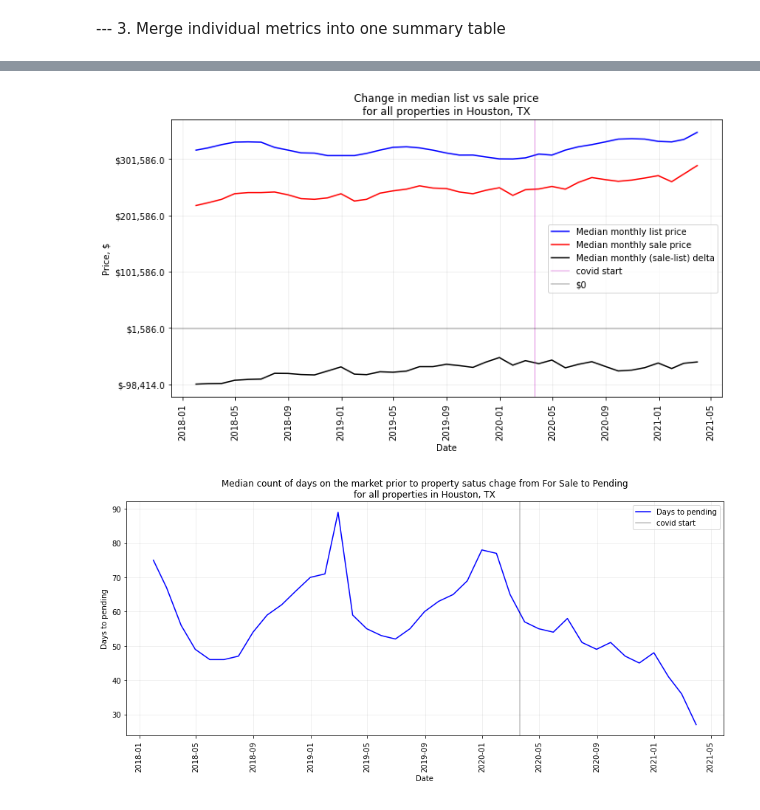
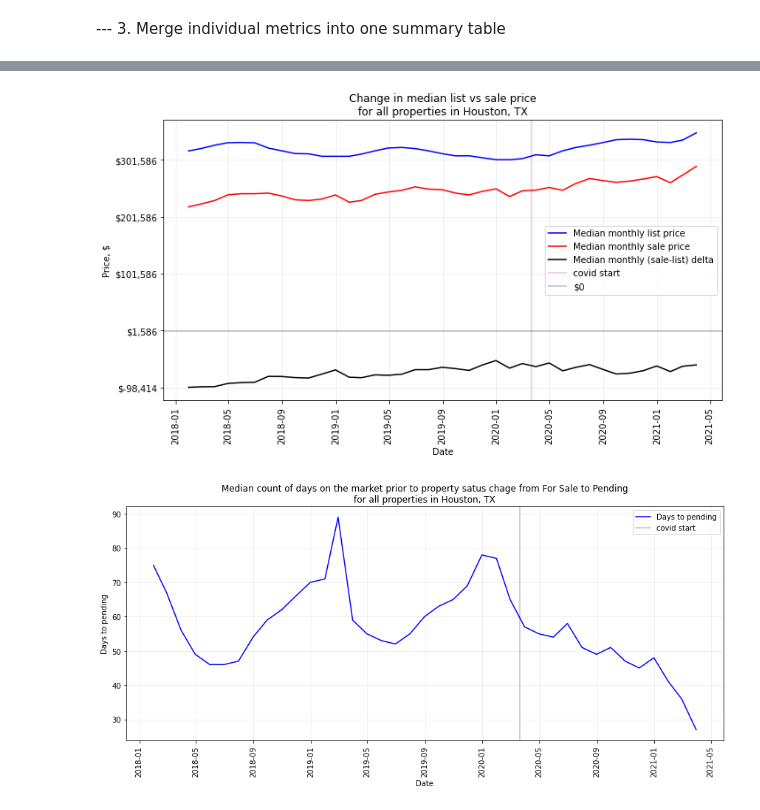
Before and after one commit to i-am-phoenix/Demo, a Jupyter notebook: zillow_data_cleaning.ipynb, the cells around one changed output, grey strips where cells are left out. Drawn from its saved outputs; the diff is of its cells as text; code cells hidden in the pictures.

```diff
--- a/zillow_data_cleaning.ipynb
+++ b/zillow_data_cleaning.ipynb
@@ -290,35 +323,35 @@ plt.plot(all_data_city_reformatted['Date'],
 plt.plot(all_data_city_reformatted['Date'],
            all_data_city_reformatted['MedianSalePrice'],
          'r',
          label="Median monthly sale price")
 plt.plot(all_data_city_reformatted['Date'],
            -all_data_city_reformatted['MedianListPrice']+all_data_city_reformatted['MedianSalePrice'],
          'k',
          label="Median monthly (sale-list) delta")
 plt.xlabel("Date")
 plt.ylabel("Price, $")
 plt.title(f"Change in median list vs sale price\nfor all properties in {all_data_city_reformatted['RegionName'].unique()[0]}")
 plt.grid(alpha=0.25)
 plt.xticks(rotation=90)
 plt.tight_layout()
 
 y_ticks=np.arange((-all_data_city_reformatted['MedianListPrice']+all_data_city_reformatted['MedianSalePrice']).min(),
                   max(all_data_city_reformatted['MedianListPrice'].max(),
                       all_data_city_reformatted['MedianListPrice'].max()),
                   100000)
-y_labels=pd.DataFrame(y_ticks)[0].map("${:,}".format).to_list()
+y_labels=pd.DataFrame(y_ticks)[0].map("${:,.0f}".format).to_list()
 plt.yticks(y_ticks,y_labels)
 
 import datetime as dt
 
 plt.axvline(dt.datetime(2020, 3, 21), c='m', alpha=0.25, label="covid start")
 plt.axhline(0, c='k', alpha=0.25, label='$0')
 plt.legend()
 
 file_name= "list_vs_sold_price"
 plt.savefig( "figures/" + file_name + "_" + city_formatted +".png")
 # %% [output]
-[figure, old version]
+[figure, new version]
 # %%
 #  Plotting inventory data - Days to Pending
 plt.figure(figsize=(12, 6))
```
Also changed, not shown: parts of 3 cells of this notebook, 5 other files.
